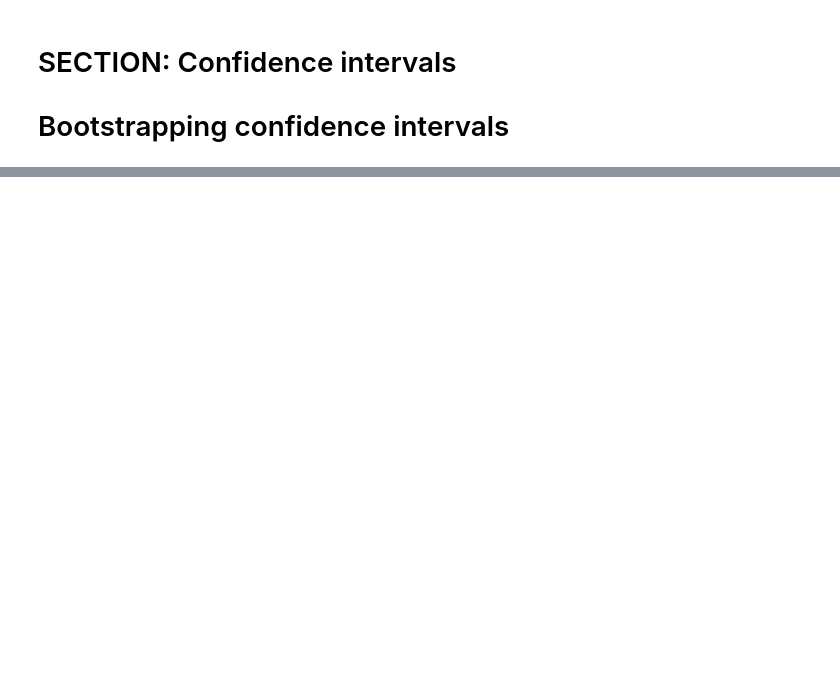
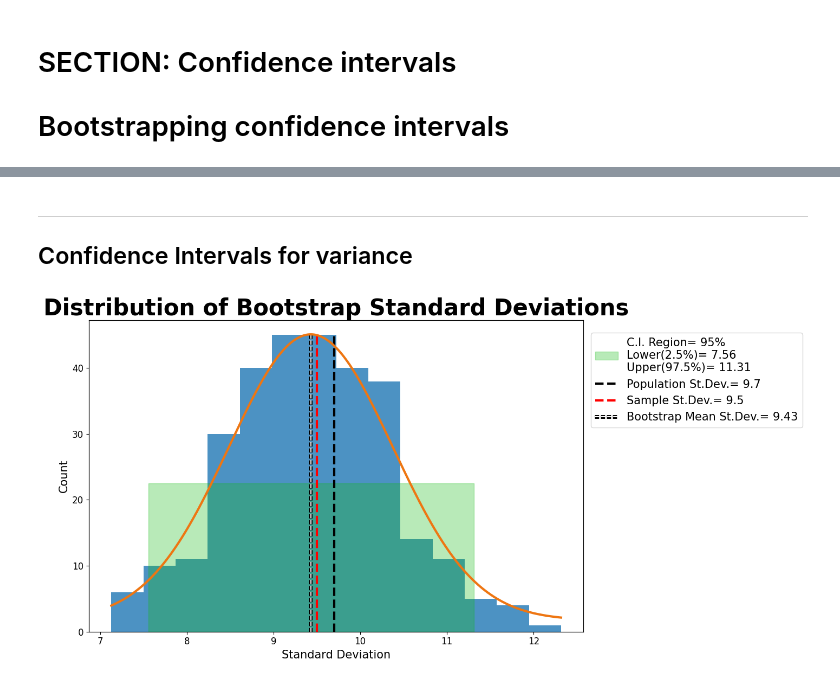
Before and after one commit to SiracencoSerghei/Statistics_and_ML, a Jupyter notebook: 2.7_confidence_intervals/stats_confint_bootstrap.ipynb, the cells around one changed output, grey strips where cells are left out. Saved outputs shown, nothing was run; the diff lists cells and outputs as text; code cells hidden in the pictures; blank space fills up the shorter version.

Commit message:
confint_bootstrap

```diff
--- a/2.7_confidence_intervals/stats_confint_bootstrap.ipynb
+++ b/2.7_confidence_intervals/stats_confint_bootstrap.ipynb
@@ -91,0 +101,55 @@ print('Analytic:  %g - %g'%(confint2[0],confint2[1]))
+# %% [markdown]
+---
+Confidence Intervals for variance
+---
+# %%
+import matplotlib.patheffects as pe
+
+def plot_stdev(data, sample_size, confidence, num_bootstraps):
+    pop_stdev = np.std(data)
+    sample = np.random.choice(data, size=sample_size, replace=False)
+    sample_mean = np.mean(sample)
+    sample_stdev = np.std(sample, ddof=1)
+
+    boot_stdevs = np.zeros(num_bootstraps)
+    upper_bound = 100 - (100 - confidence) / 2
+    lower_bound = (100 - confidence) / 2
+
+    for boot_i in range(num_bootstraps):
+        boot_stdevs[boot_i] = np.std(np.random.choice(sample, sample_size, replace=True), ddof=1)
+
+    conf_int = np.zeros(2)
+    conf_int[0] = np.percentile(boot_stdevs, lower_bound)
+    conf_int[1] = np.percentile(boot_stdevs, upper_bound)
+    boot_mean_stdev = np.mean(boot_stdevs)
+
+    x = np.linspace(boot_stdevs.min(),boot_stdevs.max(),1001)
+    y = stats.norm.pdf(x, loc=np.mean(boot_stdevs), scale=np.std(boot_stdevs))
+
+    fig, ax = plt.subplots(figsize=(10,7))
+    path_effect = [pe.withStroke(offset=(-.5,0), linewidth=5, foreground='black')]
+
+    n, bins, patches = ax.hist(boot_stdevs, 'fd', zorder=1, alpha=0.8)
+    ax.fill_between(conf_int,0, n.max()/2, color='#16BC16', alpha=0.3, zorder=2,
+                    label=f'C.I. Region= {confidence}%\nLower({lower_bound}%)= {np.round(conf_int[0],2)}\nUpper({upper_bound}%)= {np.round(conf_int[1],2)}')
+    ax.plot([pop_stdev,pop_stdev,],[0,n.max()], 'k--', linewidth=3, label=f'Population St.Dev.= {np.round(pop_stdev,2)}')
+    ax.plot([sample_stdev,sample_stdev,],[0,n.max()], 'r--', linewidth=3, label=f'Sample St.Dev.= {np.round(sample_stdev,2)}')
+    ax.plot([boot_mean_stdev,boot_mean_stdev],[0,n.max()], color='w', linewidth=1.5, linestyle='--', label=f'Bootstrap Mean St.Dev.= {np.round(boot_mean_stdev,2)}', path_effects=path_effect)
+
+    ax.set_title('Distribution of Bootstrap Standard Deviations', fontsize=30, fontweight='semibold')
+    ax.set_xlabel('Standard Deviation', fontsize=15)
+    ax.set_ylabel('Count', fontsize=15)
+    ax.tick_params(labelsize=12)
+
+    ax2 = ax.twinx()
+    ax2.plot(x,y, color='#EE7612', linewidth=3)
+    ax2.set_yticks([])
+
+    fig.legend(loc='upper right',bbox_to_anchor=(1,0.9,0.4,0),fontsize=15)
+    fig.tight_layout()
+    plt.show()
+
+
+plot_stdev(np.random.normal(loc=2.6,scale=1.7,size=100000)**2, 100, 95, 300)
+# %% [output]
+[figure, added]
```
Also changed, not shown: parts of 5 cells of this notebook.
